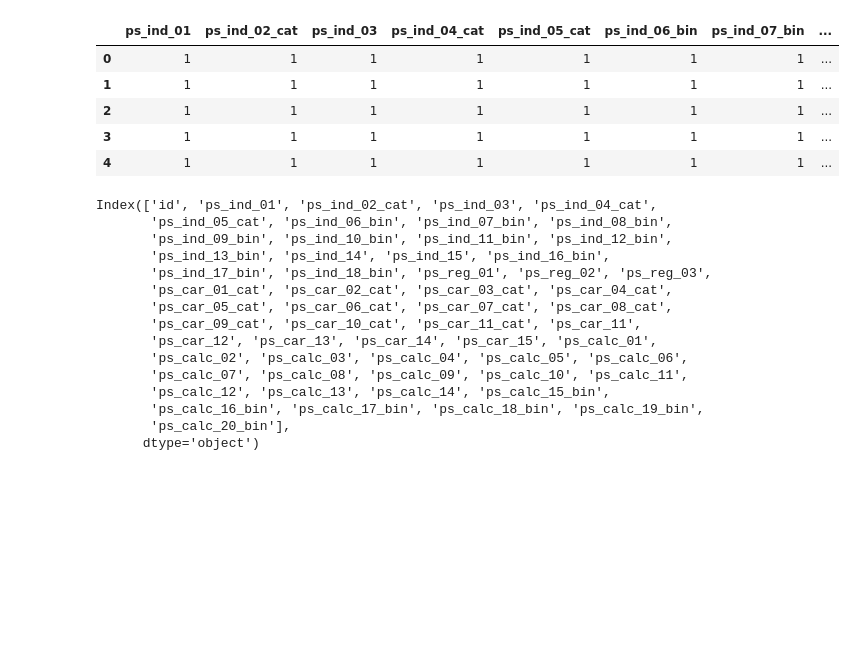
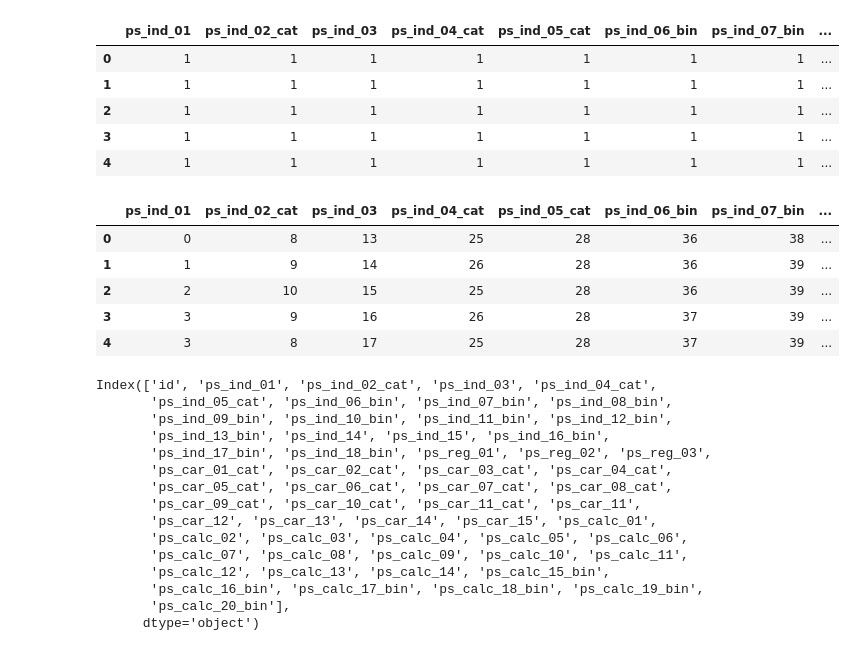
Before and after one commit to dwei-cn/dl-recomm-algo-implementation, a Jupyter notebook: DeepFM_(FFM和DNN的特征结合)_StepByStep.ipynb, the cells around one changed output. Drawn from its saved outputs; the diff is of its cells as text; code cells hidden in the pictures; blank space fills up the shorter version.

```diff
--- a/DeepFM_(FFM和DNN的特征结合)_StepByStep.ipynb
+++ b/DeepFM_(FFM和DNN的特征结合)_StepByStep.ipynb
@@ -120,6 +154,15 @@ train_feature_value.head()
 | 2 | 1 | 1 | 1 | 1 | 1 | 1 | 1 | ... |
 | 3 | 1 | 1 | 1 | 1 | 1 | 1 | 1 | ... |
 | 4 | 1 | 1 | 1 | 1 | 1 | 1 | 1 | ... |
+# %%
+train_feature_index.head()
+# %% [output]
+|  | ps_ind_01 | ps_ind_02_cat | ps_ind_03 | ps_ind_04_cat | ps_ind_05_cat | ps_ind_06_bin | ps_ind_07_bin | ... |
+| 0 | 0 | 8 | 13 | 25 | 28 | 36 | 38 | ... |
+| 1 | 1 | 9 | 14 | 26 | 28 | 36 | 39 | ... |
+| 2 | 2 | 10 | 15 | 25 | 28 | 36 | 39 | ... |
+| 3 | 3 | 9 | 16 | 26 | 28 | 37 | 39 | ... |
+| 4 | 3 | 8 | 17 | 25 | 28 | 37 | 39 | ... |
 # %%
 """
 对测试集进行转化
```
Also changed, not shown: parts of 17 cells of this notebook.
